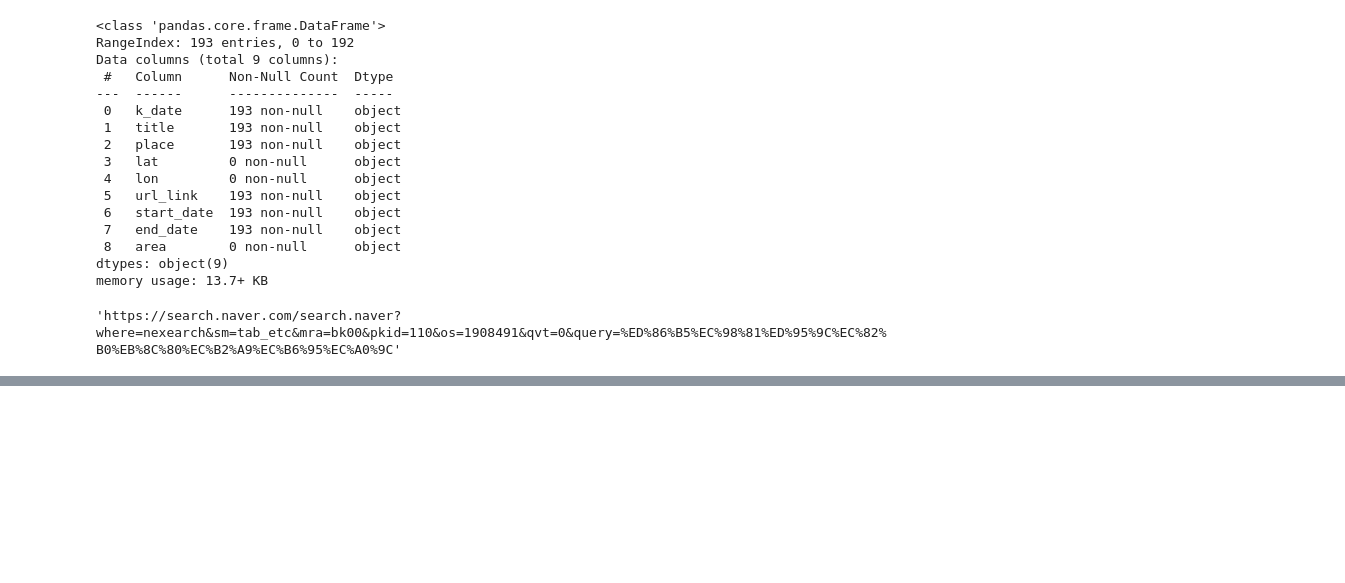
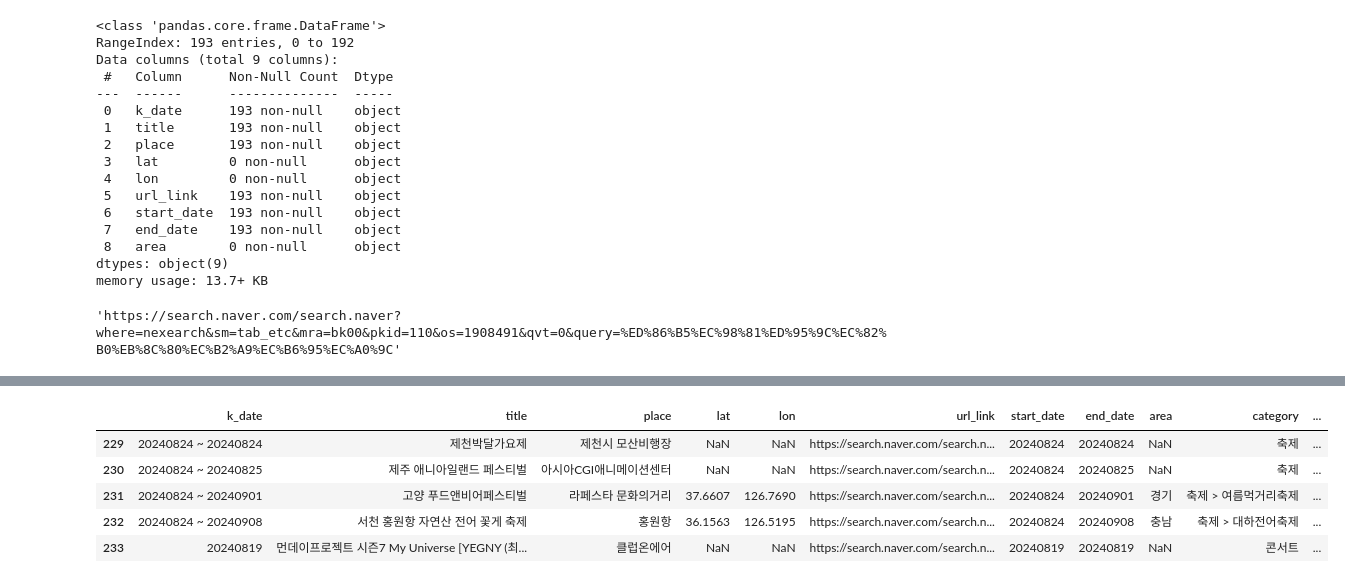
Before and after one commit to jiwon808/streamlit, a Jupyter notebook: test.ipynb, the cells around one changed output, grey strips where cells are left out. Drawn from its saved outputs; the diff is of its cells as text; code cells hidden in the pictures; blank space fills up the shorter version.

```diff
--- a/test.ipynb
+++ b/test.ipynb
@@ -419,0 +433,9 @@ df.loc[0, 'url_link']
+# %%
+df1.tail()
+# %% [output]
+|  | k_date | title | place | lat | lon | url_link | start_date | end_date | area | category | ... |
+| 229 | 20240824 ~ 20240824 | 제천박달가요제 | 제천시 모산비행장 | NaN | NaN | https://search.naver.com/search.n... | 20240824 | 20240824 | NaN | 축제 | ... |
+| 230 | 20240824 ~ 20240825 | 제주 애니아일랜드 페스티벌 | 아시아CGI애니메이션센터 | NaN | NaN | https://search.naver.com/search.n... | 20240824 | 20240825 | NaN | 축제 | ... |
+| 231 | 20240824 ~ 20240901 | 고양 푸드앤비어페스티벌 | 라페스타 문화의거리 | 37.6607 | 126.7690 | https://search.naver.com/search.n... | 20240824 | 20240901 | 경기 | 축제 > 여름먹거리축제 | ... |
+| 232 | 20240824 ~ 20240908 | 서천 홍원항 자연산 전어 꽃게 축제 | 홍원항 | 36.1563 | 126.5195 | https://search.naver.com/search.n... | 20240824 | 20240908 | 충남 | 축제 > 대하전어축제 | ... |
+| 233 | 20240819 | 먼데이프로젝트 시즌7 My Universe [YEGNY (최... | 클럽온에어 | NaN | NaN | https://search.naver.com/search.n... | 20240819 | 20240819 | NaN | 콘서트 | ... |
```
Also changed, not shown: parts of 11 cells of this notebook, 8 other files.
